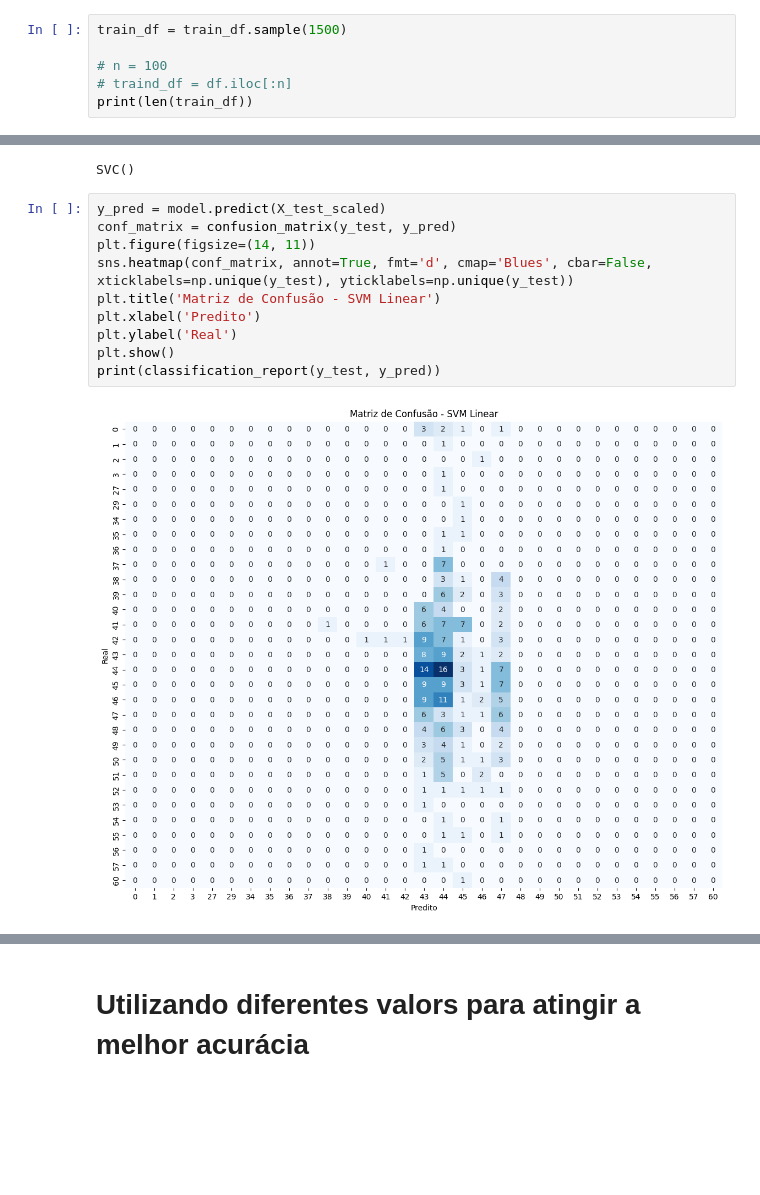
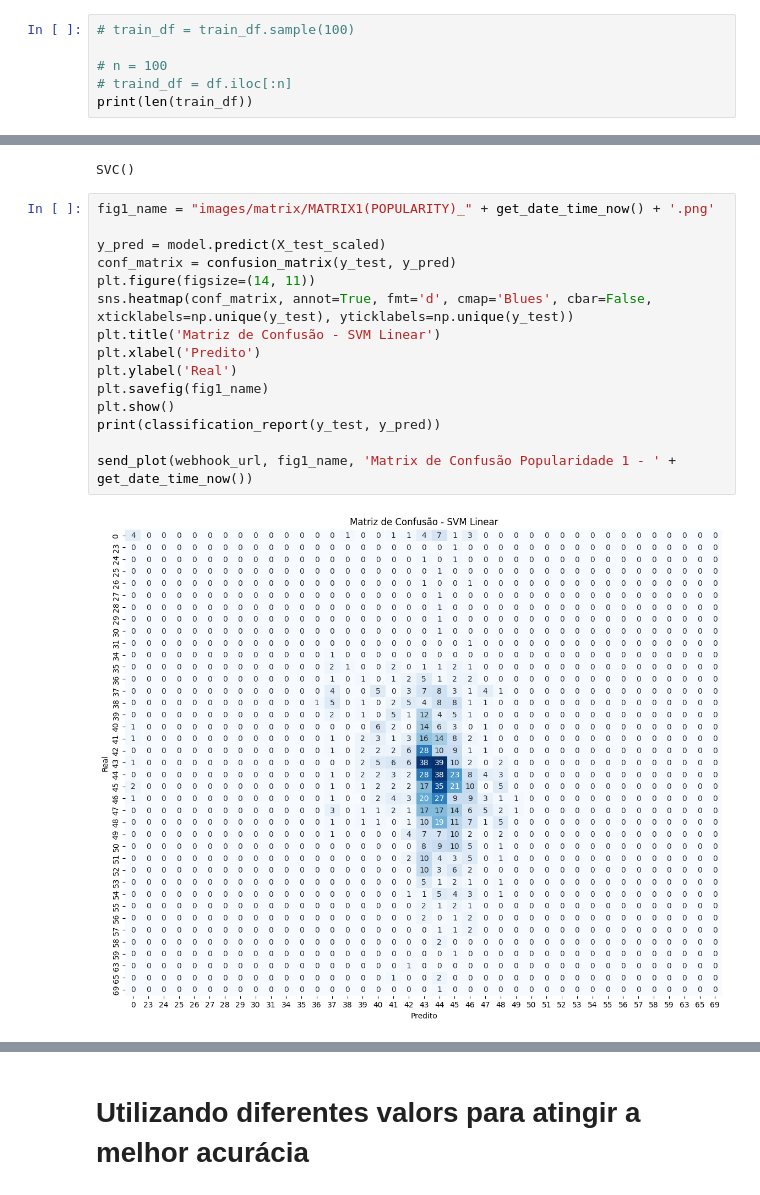
Before and after one commit to FlamingoLindo/spotify-svm, a Jupyter notebook: Spotify_Popularidade.ipynb, the cells around one changed output, grey strips where cells are left out. Cells and saved outputs as stored; diff of their text form; blank space fills up the shorter version.

```diff
--- a/Spotify_Popularidade.ipynb
+++ b/Spotify_Popularidade.ipynb
@@ -102,7 +122,7 @@ train_df.head()
 # %% [markdown]
 # Estabelecendo a quantidades de linhas que será usada no dataframe
 # %%
-train_df = train_df.sample(1500)
+# train_df = train_df.sample(100)
 
 # n = 100
 # traind_df = df.iloc[:n]
@@ -150,16 +170,21 @@ model.fit(X_train_scaled, y_train)
 # %% [output]
 SVC()
 # %%
+fig1_name = "images/matrix/MATRIX1(POPULARITY)_" + get_date_time_now() + '.png'
+
 y_pred = model.predict(X_test_scaled)
 conf_matrix = confusion_matrix(y_test, y_pred)
 plt.figure(figsize=(14, 11))
 sns.heatmap(conf_matrix, annot=True, fmt='d', cmap='Blues', cbar=False, xticklabels=np.unique(y_test), yticklabels=np.unique(y_test))
 plt.title('Matriz de Confusão - SVM Linear')
 plt.xlabel('Predito')
 plt.ylabel('Real')
+plt.savefig(fig1_name)
 plt.show()
 print(classification_report(y_test, y_pred))
+
+send_plot(webhook_url, fig1_name, 'Matrix de Confusão Popularidade 1 - ' + get_date_time_now())
 # %% [output]
-[figure, old version]
+[figure, new version]
               precision    recall  f1-score   support
 
```
Also changed, not shown: parts of 16 cells of this notebook, 9 other files.
